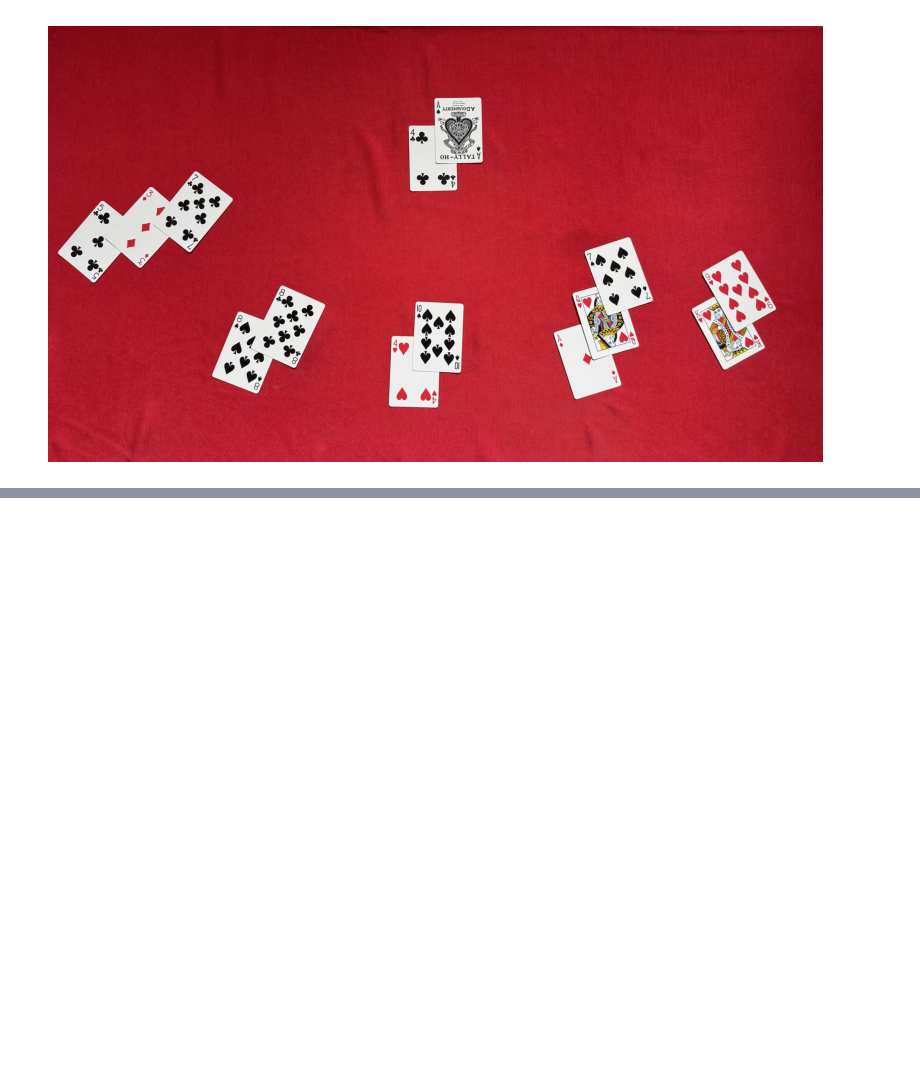
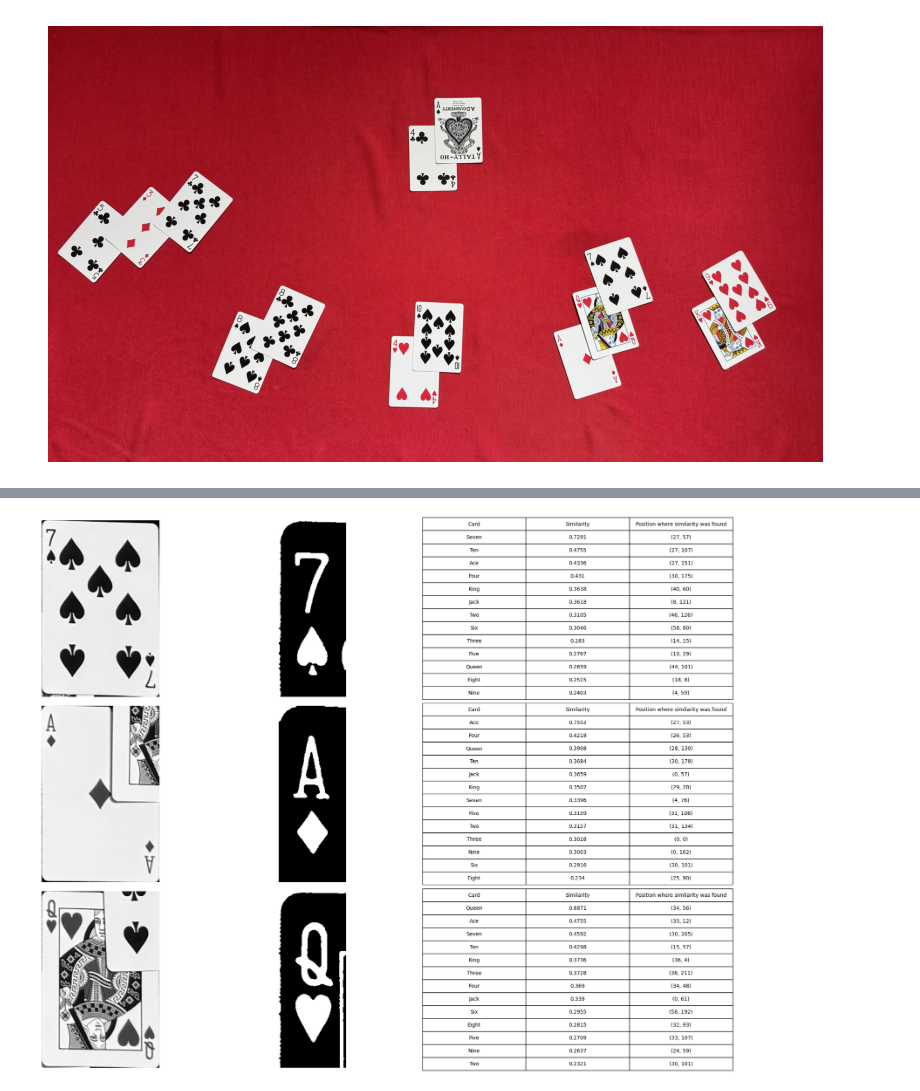
Before and after one commit to SuperrMurlocc/Blackjack-Table-State-Monitoring-System, a Jupyter notebook: example.ipynb, the cells around one changed output, grey strips where cells are left out. Drawn from its saved outputs; the diff is of its cells as text; code cells hidden in the pictures; blank space fills up the shorter version.

```diff
--- a/example.ipynb
+++ b/example.ipynb
@@ -95,0 +201,31 @@ imshow(get_cropped_image(image, bounding_rects[0]))
+# %%
+fig, axes = plt.subplots(len(flattened_cards), 3, figsize=(20, len(flattened_cards)*5), constrained_layout=True)
+
+for i, grey_pile_image in enumerate(flattened_cards):
+    corner = grey_pile_image[0:84, 0:32]
+    corner_zoom = cv2.resize(corner, (0,0), fx=4, fy=4)
+    corner_blur = cv2.GaussianBlur(corner_zoom,(5,5),0)
+    retval, corner_thresh = cv2.threshold(corner_blur, 155, 255, cv2.THRESH_BINARY_INV + cv2.THRESH_OTSU)
+
+    axes[i, 2].axis('off')
+    text = sorted([[name, *match_template(corner_thresh, template)] for name, template in templates.items()], key=lambda x: x[1], reverse=True)
+
+    table = axes[i, 2].table(
+        colLabels=['Card', 'Similarity', 'Position where similarity was found'],
+        cellText=text,
+        cellLoc='center',
+        rowLoc='center',
+        loc='center'
+    )
+
+    table.auto_set_font_size(False)
+    table.set_fontsize(10)
+    table.scale(1.5, 1.5)
+
+    imshow(corner_thresh, axes[i, 1])
+    imshow(grey_pile_image, axes[i, 0])
+
+# Display the plot
+plt.show()
+# %% [output]
+[figure, added]
```
Also changed, not shown: parts of 7 cells of this notebook, 1 other file.
